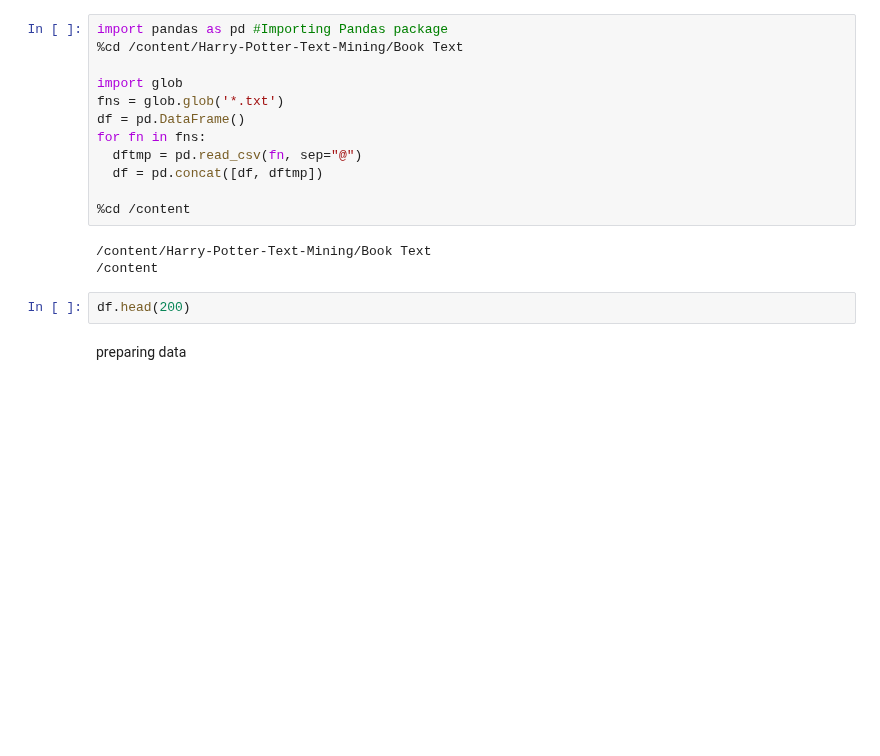
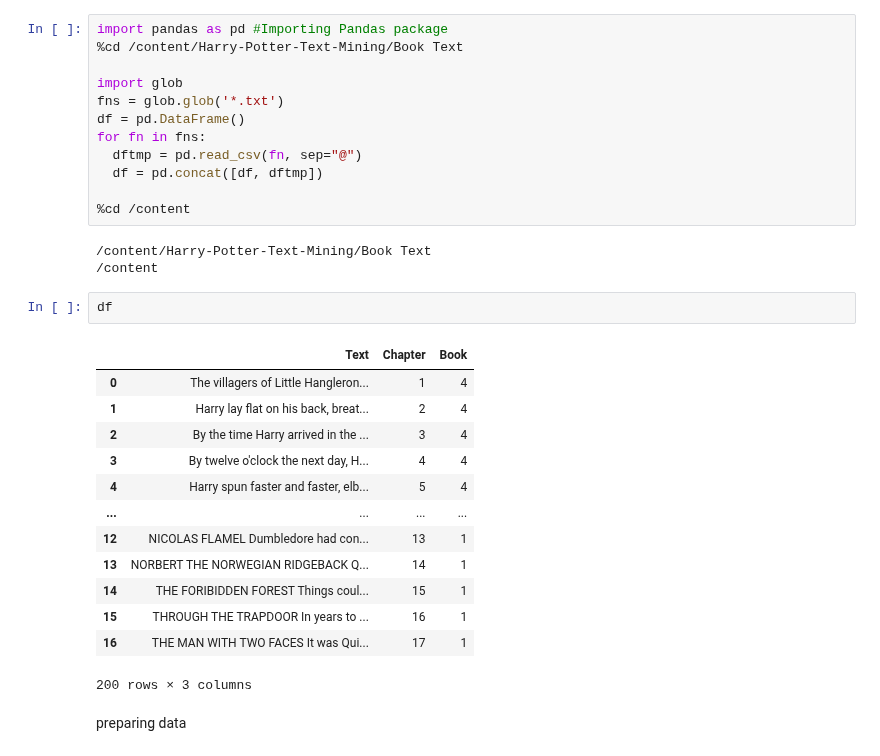
Before and after one commit to hsnam95/my, a Jupyter notebook: Sentiment Analysis(Harry Potter).ipynb, the cells around one changed output. Cells and saved outputs as stored; diff of their text form; blank space fills up the shorter version.

```diff
--- a/Sentiment Analysis(Harry Potter).ipynb
+++ b/Sentiment Analysis(Harry Potter).ipynb
@@ -20,7 +22,21 @@ for fn in fns:
 /content/Harry-Potter-Text-Mining/Book Text
 /content
 # %%
-df.head(200)
+df
+# %% [output]
+|  | Text | Chapter | Book |
+| 0 | The villagers of Little Hangleron... | 1 | 4 |
+| 1 | Harry lay flat on his back, breat... | 2 | 4 |
+| 2 | By the time Harry arrived in the ... | 3 | 4 |
+| 3 | By twelve o'clock the next day, H... | 4 | 4 |
+| 4 | Harry spun faster and faster, elb... | 5 | 4 |
+| ... | ... | ... | ... |
+| 12 | NICOLAS FLAMEL Dumbledore had con... | 13 | 1 |
+| 13 | NORBERT THE NORWEGIAN RIDGEBACK Q... | 14 | 1 |
+| 14 | THE FORIBIDDEN FOREST Things coul... | 15 | 1 |
+| 15 | THROUGH THE TRAPDOOR In years to ... | 16 | 1 |
+| 16 | THE MAN WITH TWO FACES It was Qui... | 17 | 1 |
+200 rows × 3 columns
 # %% [markdown]
 preparing data
 # %%
```
Also changed, not shown: parts of 7 cells of this notebook.
